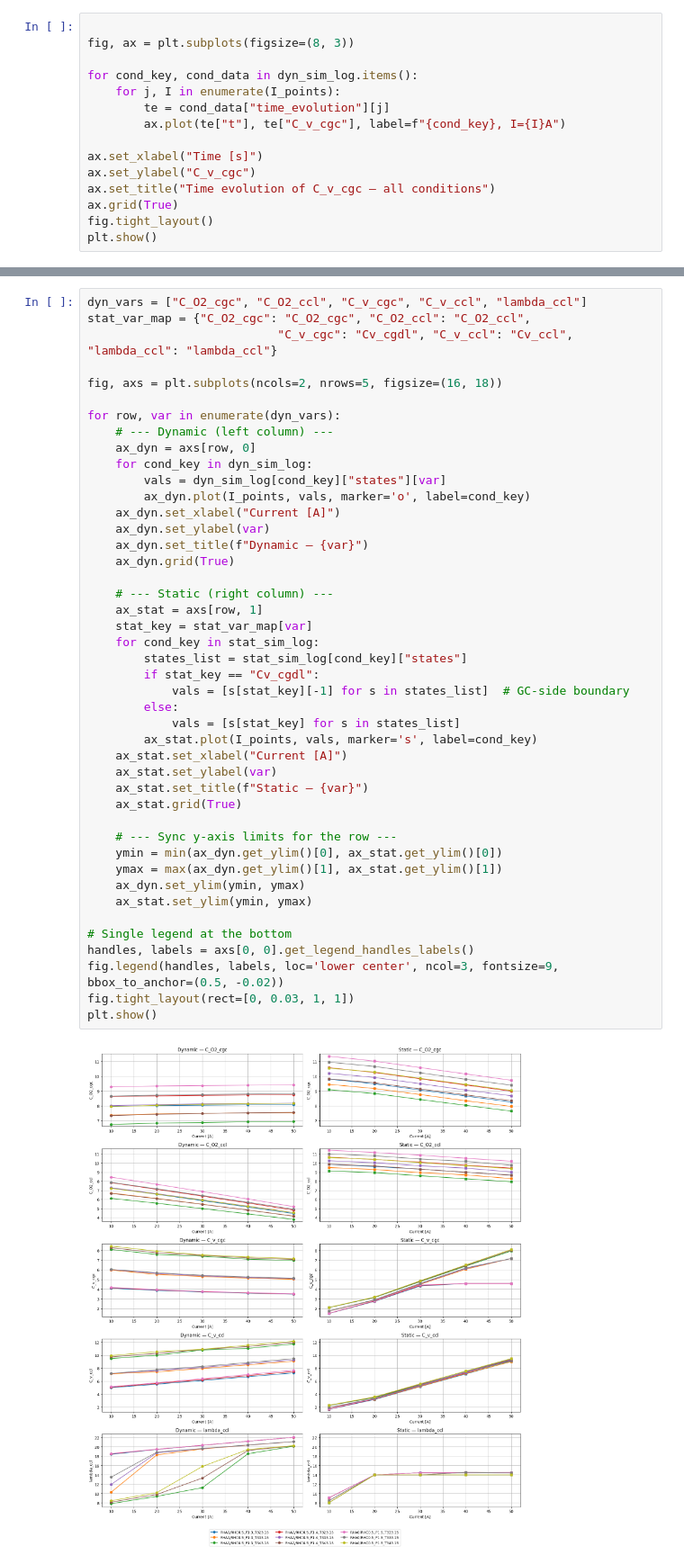
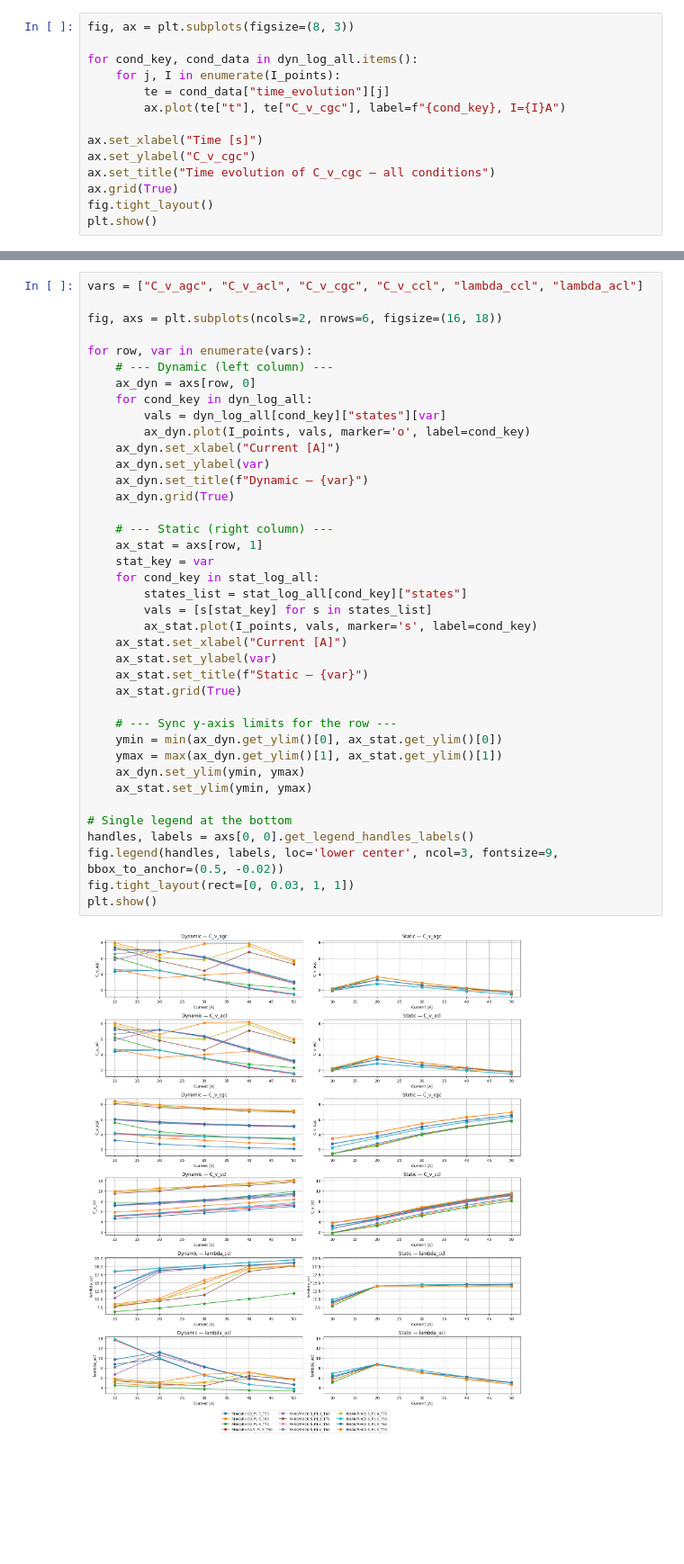
Before and after one commit to YuKwanH/DS-AlphaPEM, a Jupyter notebook: simulation/model/comparison/variables.ipynb, the cells around one changed output, grey strips where cells are left out. Shown at 90% size. Cells and saved outputs as stored; diff of their text form; blank space fills up the shorter version.

```diff
--- a/simulation/model/comparison/variables.ipynb
+++ b/simulation/model/comparison/variables.ipynb
@@ -80,8 +94,7 @@ for RHC in [0.5]:
 # %%
-
 fig, ax = plt.subplots(figsize=(8, 3))
 
-for cond_key, cond_data in dyn_sim_log.items():
+for cond_key, cond_data in dyn_log_all.items():
     for j, I in enumerate(I_points):
         te = cond_data["time_evolution"][j]
         ax.plot(te["t"], te["C_v_cgc"], label=f"{cond_key}, I={I}A")
@@ -97,46 +110,41 @@ plt.show()
 # %%
-dyn_vars = ["C_O2_cgc", "C_O2_ccl", "C_v_cgc", "C_v_ccl", "lambda_ccl"]
-stat_var_map = {"C_O2_cgc": "C_O2_cgc", "C_O2_ccl": "C_O2_ccl",
-                           "C_v_cgc": "Cv_cgdl", "C_v_ccl": "Cv_ccl", "lambda_ccl": "lambda_ccl"}
+vars = ["C_v_agc", "C_v_acl", "C_v_cgc", "C_v_ccl", "lambda_ccl", "lambda_acl"]
 
-fig, axs = plt.subplots(ncols=2, nrows=5, figsize=(16, 18))
+fig, axs = plt.subplots(ncols=2, nrows=6, figsize=(16, 18))
 
-for row, var in enumerate(dyn_vars):
+for row, var in enumerate(vars):
     # --- Dynamic (left column) ---
     ax_dyn = axs[row, 0]
-    for cond_key in dyn_sim_log:
-        vals = dyn_sim_log[cond_key]["states"][var]
+    for cond_key in dyn_log_all:
+        vals = dyn_log_all[cond_key]["states"][var]
         ax_dyn.plot(I_points, vals, marker='o', label=cond_key)
     ax_dyn.set_xlabel("Current [A]")
     ax_dyn.set_ylabel(var)
     ax_dyn.set_title(f"Dynamic — {var}")
     ax_dyn.grid(True)
 
     # --- Static (right column) ---
     ax_stat = axs[row, 1]
-    stat_key = stat_var_map[var]
-    for cond_key in stat_sim_log:
-        states_list = stat_sim_log[cond_key]["states"]
-        if stat_key == "Cv_cgdl":
-            vals = [s[stat_key][-1] for s in states_list]  # GC-side boundary
-        else:
-            vals = [s[stat_key] for s in states_list]
+    stat_key = var
+    for cond_key in stat_log_all:
+        states_list = stat_log_all[cond_key]["states"]
+        vals = [s[stat_key] for s in states_list]
         ax_stat.plot(I_points, vals, marker='s', label=cond_key)
     ax_stat.set_xlabel("Current [A]")
     ax_stat.set_ylabel(var)
     ax_stat.set_title(f"Static — {var}")
     ax_stat.grid(True)
 
     # --- Sync y-axis limits for the row ---
     ymin = min(ax_dyn.get_ylim()[0], ax_stat.get_ylim()[0])
     ymax = max(ax_dyn.get_ylim()[1], ax_stat.get_ylim()[1])
     ax_dyn.set_ylim(ymin, ymax)
     ax_stat.set_ylim(ymin, ymax)
 
 # Single legend at the bottom
 handles, labels = axs[0, 0].get_legend_handles_labels()
 fig.legend(handles, labels, loc='lower center', ncol=3, fontsize=9, bbox_to_anchor=(0.5, -0.02))
 fig.tight_layout(rect=[0, 0.03, 1, 1])
 plt.show()
 # %% [output]
-[figure, old version]
+[figure, new version]
```
Also changed, not shown: parts of 6 cells of this notebook, 3 other files.
